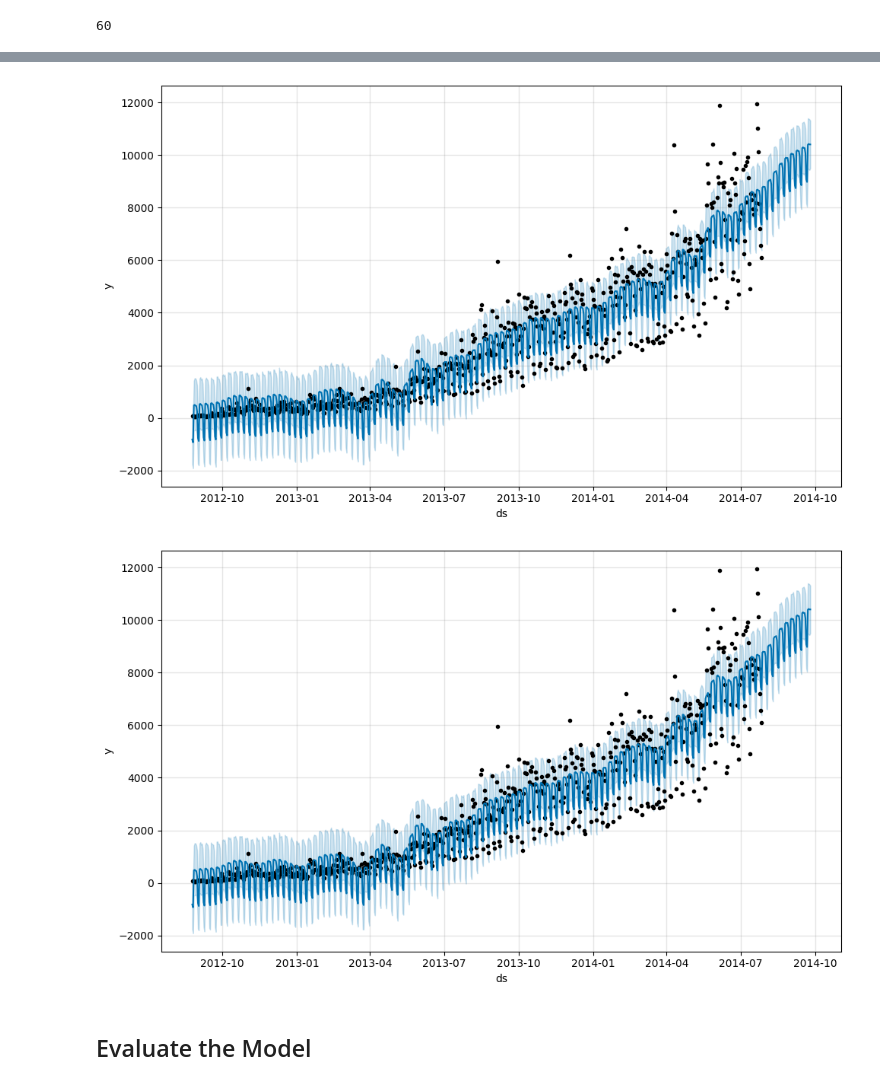
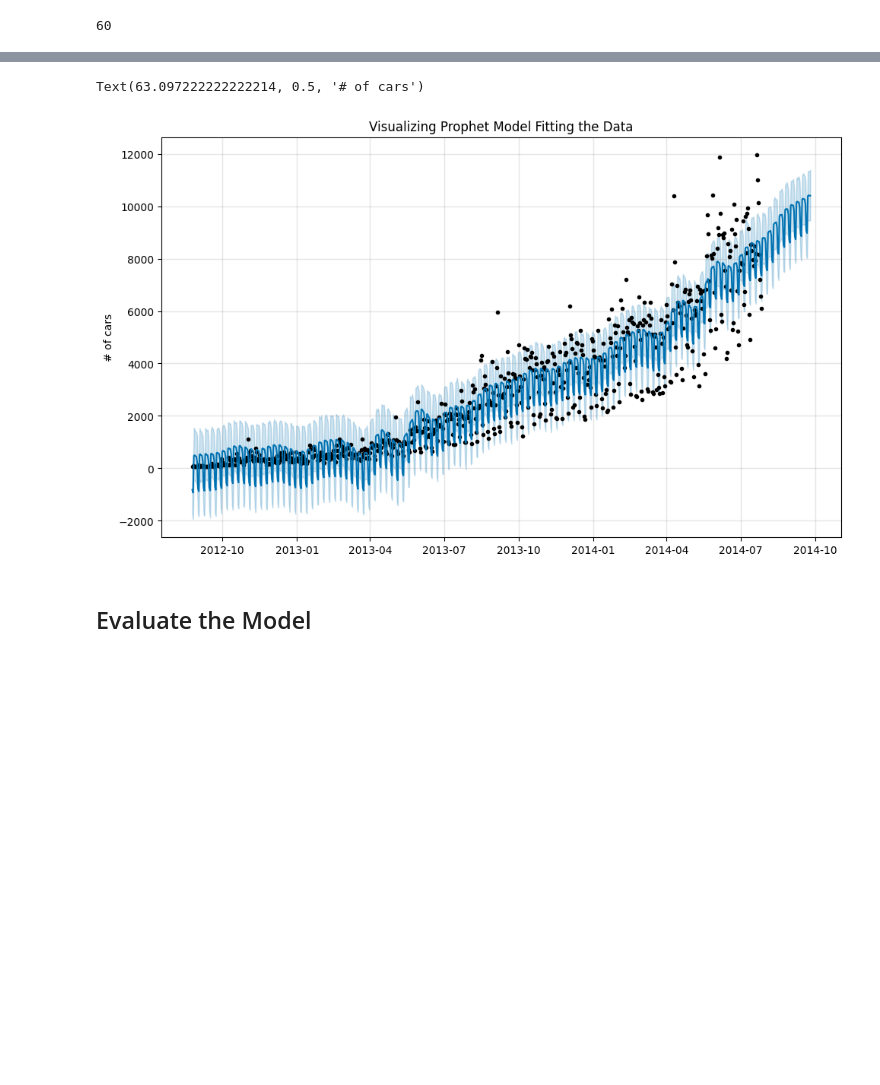
Before and after one commit to rkaushick-neu/traffic-forecasting, a Jupyter notebook: traffic_forecast_1.ipynb, the cells around one changed output, grey strips where cells are left out. Saved outputs shown, nothing was run; the diff lists cells and outputs as text; code cells hidden in the pictures; blank space fills up the shorter version.

```diff
--- a/traffic_forecast_1.ipynb
+++ b/traffic_forecast_1.ipynb
@@ -227,8 +233,11 @@ plt.show()
-# %%
-model.plot(forecast)
-# %% [output]
-[figure, removed]
-[figure, removed]
+# %%
+figure_model1 = model.plot(forecast)
+plt.title("Visualizing Prophet Model Fitting the Data")
+plt.xlabel('') # keeping the x label clean (without 'ds')
+plt.ylabel('# of cars')
+# %% [output]
+Text(63.097222222222214, 0.5, '# of cars')
+[figure, added]
 # %% [markdown]
 ## Evaluate the Model
 # %%
```
Also changed, not shown: parts of 22 cells of this notebook.
